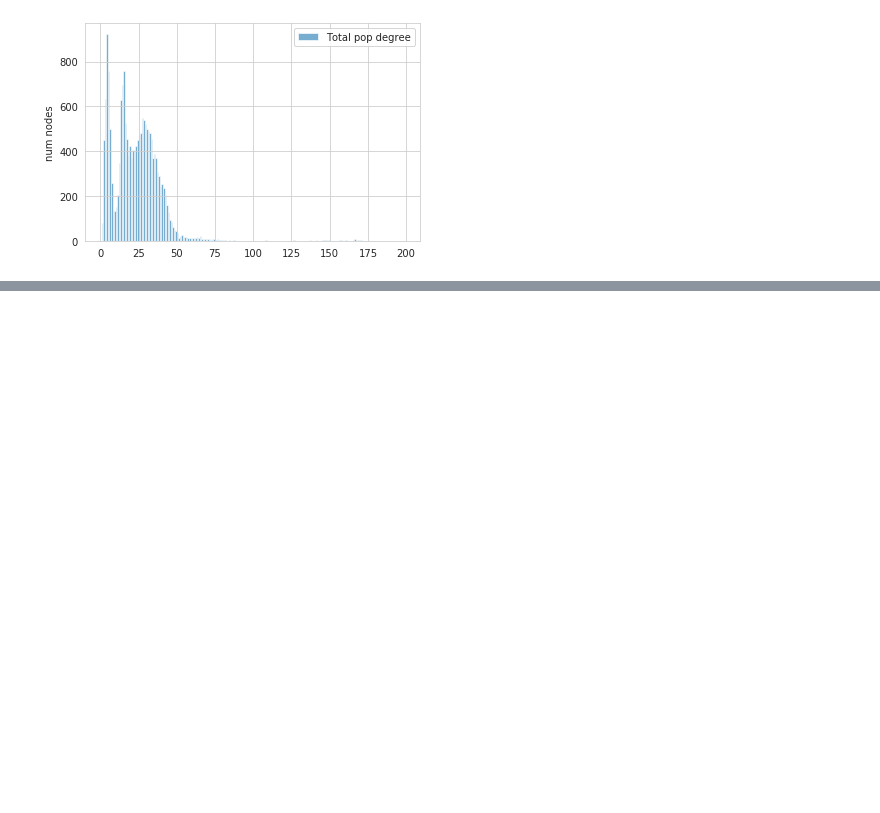
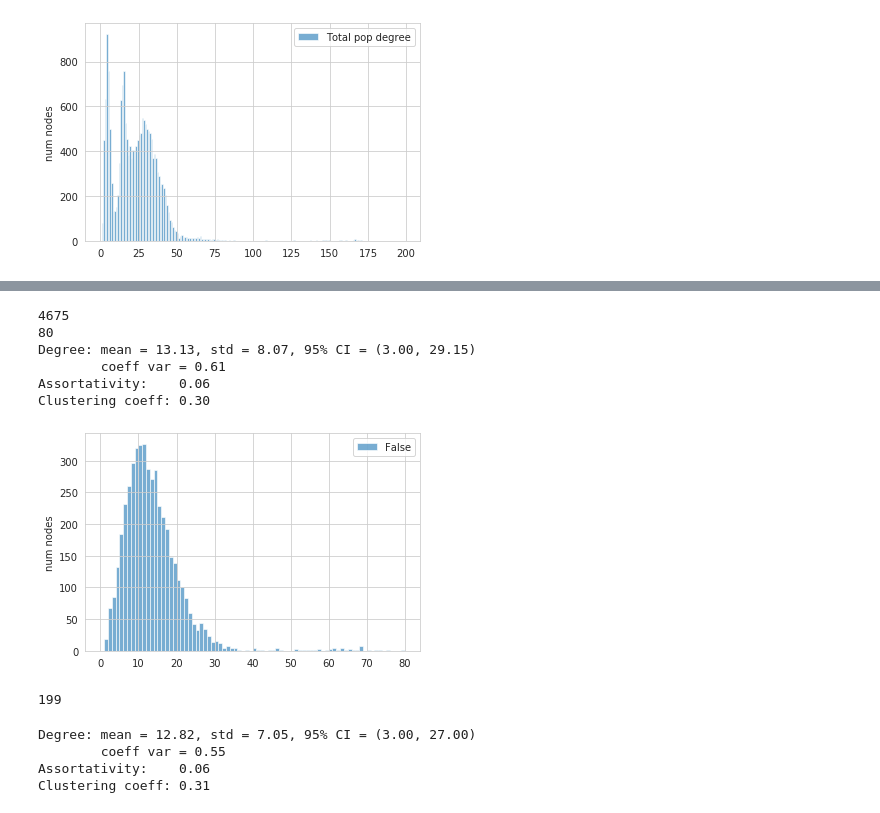
Before and after one commit to AIforGoodSimulator/network-model-python, a Jupyter notebook: DownsamplingTests.ipynb, the cells around one changed output, grey strips where cells are left out. Cells and saved outputs as stored; diff of their text form; code cells hidden in the pictures; blank space fills up the shorter version.

```diff
--- a/DownsamplingTests.ipynb
+++ b/DownsamplingTests.ipynb
@@ -185,0 +270,19 @@ Clustering coeff: 0.31
+# %%
+subgraph = CirculatedNeighborsRandomWalkSampler(number_of_nodes=int(n_pop / 4), seed=np.random.randint(100)).sample(graph_1fq)
+print(len(subgraph))
+degrees = [d[1] for d in subgraph.degree()]
+print(np.max(degrees))
+network_info(subgraph, plot=True)
+# %% [output]
+4675
+80
+Degree: mean = 13.13, std = 8.07, 95% CI = (3.00, 29.15)
+        coeff var = 0.61
+Assortativity:    0.06
+Clustering coeff: 0.30
+[figure, added]
+# %%
+degrees = [d[1] for d in graph_1fq.degree()]
+print(np.max(degrees))
+# %% [output]
+199
@@ -185,0 +293,7 @@ Clustering coeff: 0.31
+# %%
+network_info(test)
+# %% [output]
+Degree: mean = 12.82, std = 7.05, 95% CI = (3.00, 27.00)
+        coeff var = 0.55
+Assortativity:    0.06
+Clustering coeff: 0.31
```
Also changed, not shown: parts of 13 cells of this notebook.
